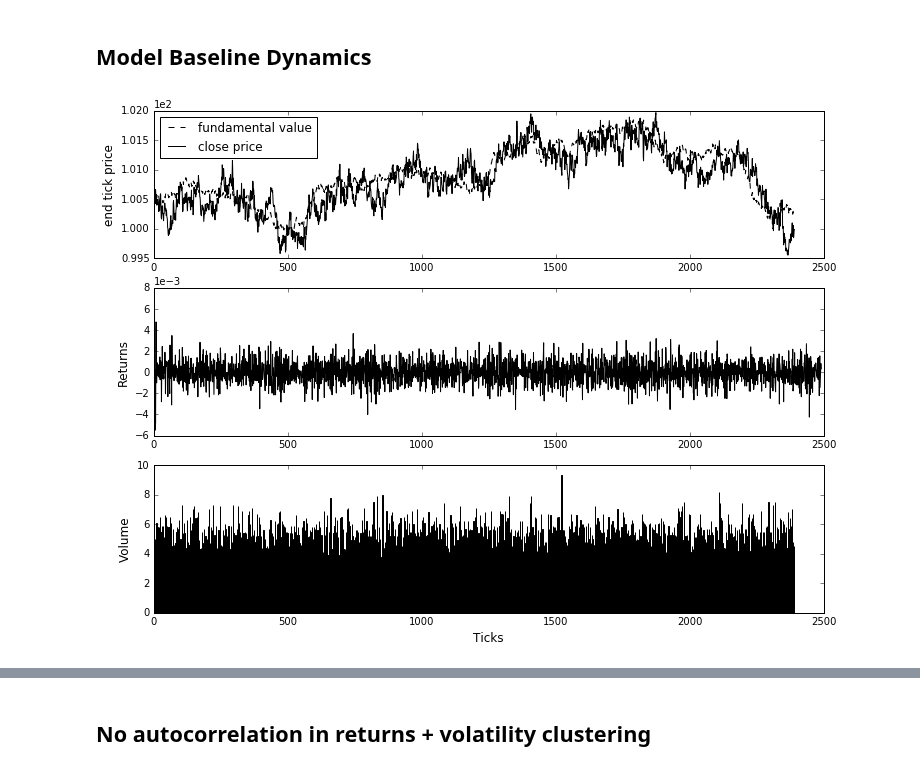
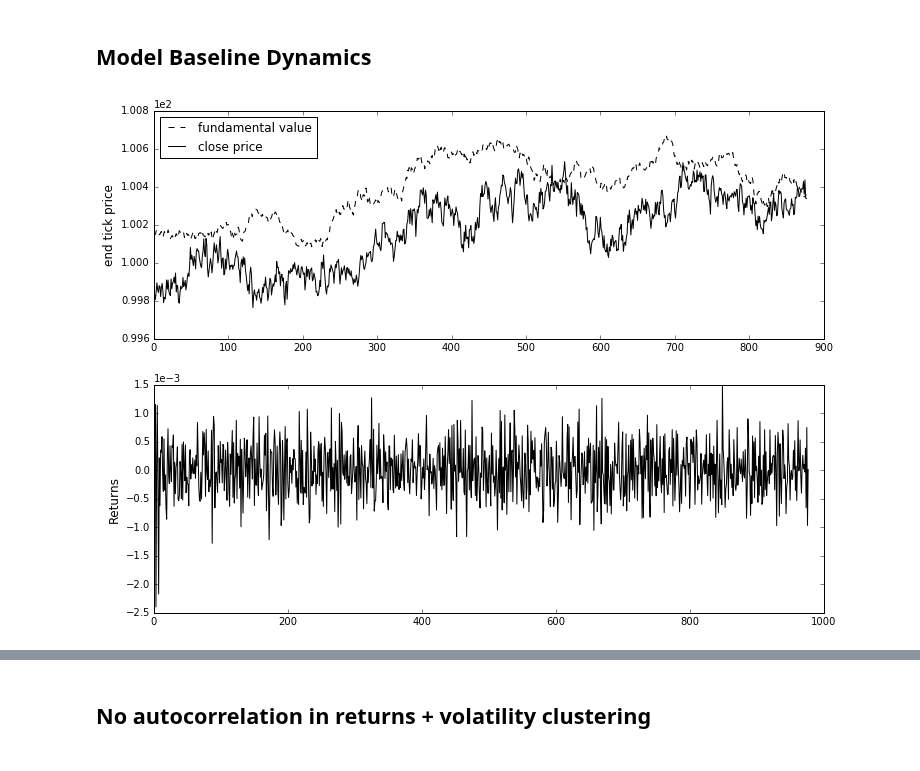
Before and after one commit to joerischasfoort/sim-fin-abm, a Jupyter notebook: Fundamentals-unhinged-baseline-replication.ipynb, the cells around one changed output, grey strips where cells are left out. Drawn from its saved outputs; the diff is of its cells as text; code cells hidden in the pictures.

```diff
--- a/Fundamentals-unhinged-baseline-replication.ipynb
+++ b/Fundamentals-unhinged-baseline-replication.ipynb
@@ -80,4 +108,4 @@ hurst(spy_all['price'])
 # %% [markdown]
 # Model parameters
 # %%
-NRUNS = 10
+NRUNS = 50
@@ -105,3 +112,20 @@ parameters = {
+# %%
+parameters = {'fundamental_value': 100,
+ 'horizon_max': 22,
+ 'horizon_min': 2,
+ 'max_order_expiration_ticks': 24,
+ 'n_traders': 1981,
+ 'spread_max': 0.1034423464335639,
+ 'std_fundamental': 0.10754244839080045,
+ 'std_noise': 0.20680836615919262,
+ 'std_vol': 11,
+ 'ticks': 1000,
+ 'trader_sample_size': 21,
+ 'w_buy_hold': 0.0,
+ 'w_fundamentalists': 59.96213213200949,
+ 'w_mean_reversion': 72.9727690079459,
+ 'w_momentum': 94.61305458063075,
+ 'w_random': 44.351363543793354}
 # %% [markdown]
 ## Baseline monte carlo simulations
 # %%
@@ -159,29 +145,34 @@ mc_prices, mc_returns, mc_autocorr_returns, mc_autocorr_abs_returns, mc_volatili
 # %%
 mc_dev_fundaments = mc_prices - mc_fundamentals
 # %%
-fig, (ax1, ax2, ax3) = plt.subplots(3, 1, figsize=(12,9))
+fig, (ax1, ax2) = plt.subplots(2, 1, figsize=(12,9))
 
 ax1.plot(mc_fundamentals.index, mc_fundamentals.mean(axis=1), 'k--', label='fundamental value')
 ax1.plot(mc_prices.index, mc_prices.mean(axis=1), 'k-', label='close price')
+# ax1.fill_between(mc_prices.index,
+#                  mc_prices.mean(axis=1)+mc_prices.std(axis=1),
+#                  mc_prices.mean(axis=1)-mc_prices.std(axis=1),
+#                  alpha=0.3, facecolor='black')
+
 ax1.set_ylabel('end tick price', fontsize='12')
 ax1.legend(loc='best')
 
 ax2.plot(mc_returns.index, mc_returns.mean(axis=1), 'k-')
 ax2.set_ylabel('Returns', fontsize='12')
 
 # ax3.plot(mc_volatility.index, mc_volatility.mean(axis=1), 'k-')
 # ax3.set_ylabel('volatility', fontsize='12')
 
-ax3.bar(mc_volume.index, mc_volume.mean(axis=1), color='k', edgecolor='k')
-ax3.set_ylabel('Volume', fontsize='12')
-ax3.set_xlabel('Ticks', fontsize='12')
+# ax3.bar(mc_volume.index, mc_volume.mean(axis=1), color='k', edgecolor='k')
+# ax3.set_ylabel('Volume', fontsize='12')
+# ax3.set_xlabel('Ticks', fontsize='12')
 
-for ax in [ax1, ax2, ax3]:
+for ax in [ax1, ax2]:
     ax.ticklabel_format(axis='y', style='sci', scilimits=(-2,2))
 
 fig.savefig('model_dynamics.png')
 # %% [output]
-[figure, old version]
+[figure, new version]
 # %%
 mc_dev_fundaments.mean(axis=1).plot()
 # %% [output]
```
Also changed, not shown: parts of 23 cells of this notebook, 4 other files.
